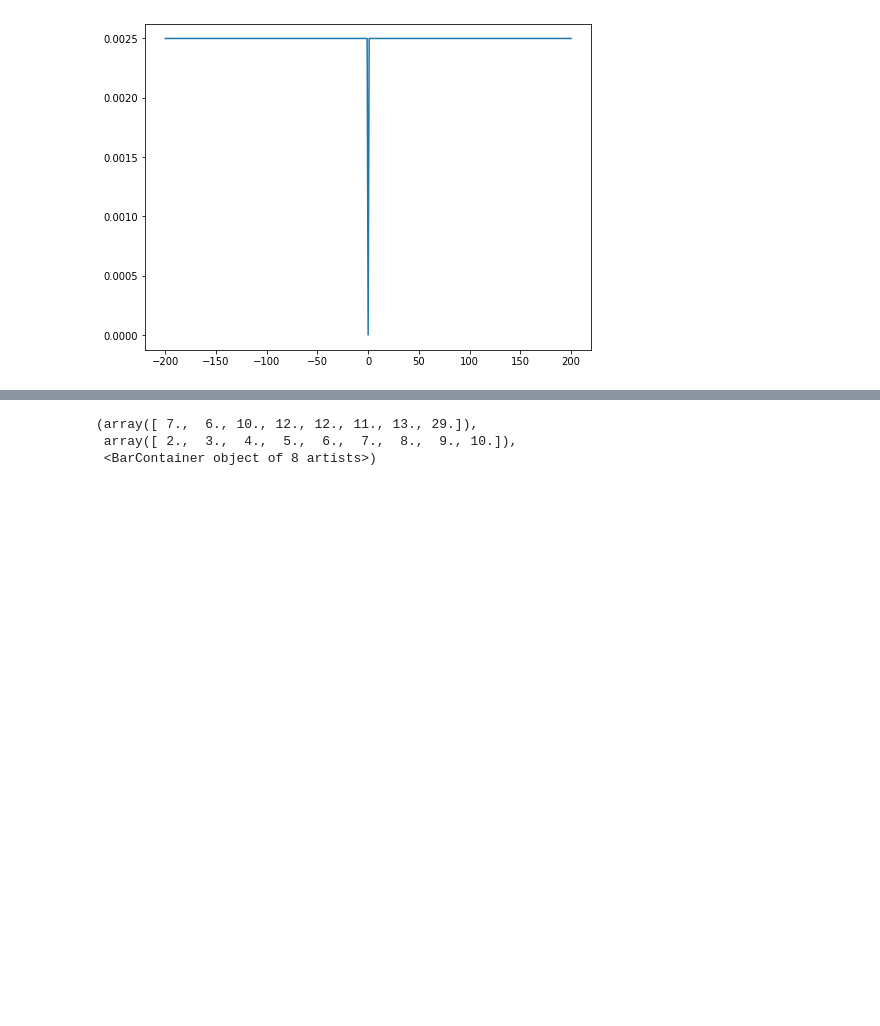
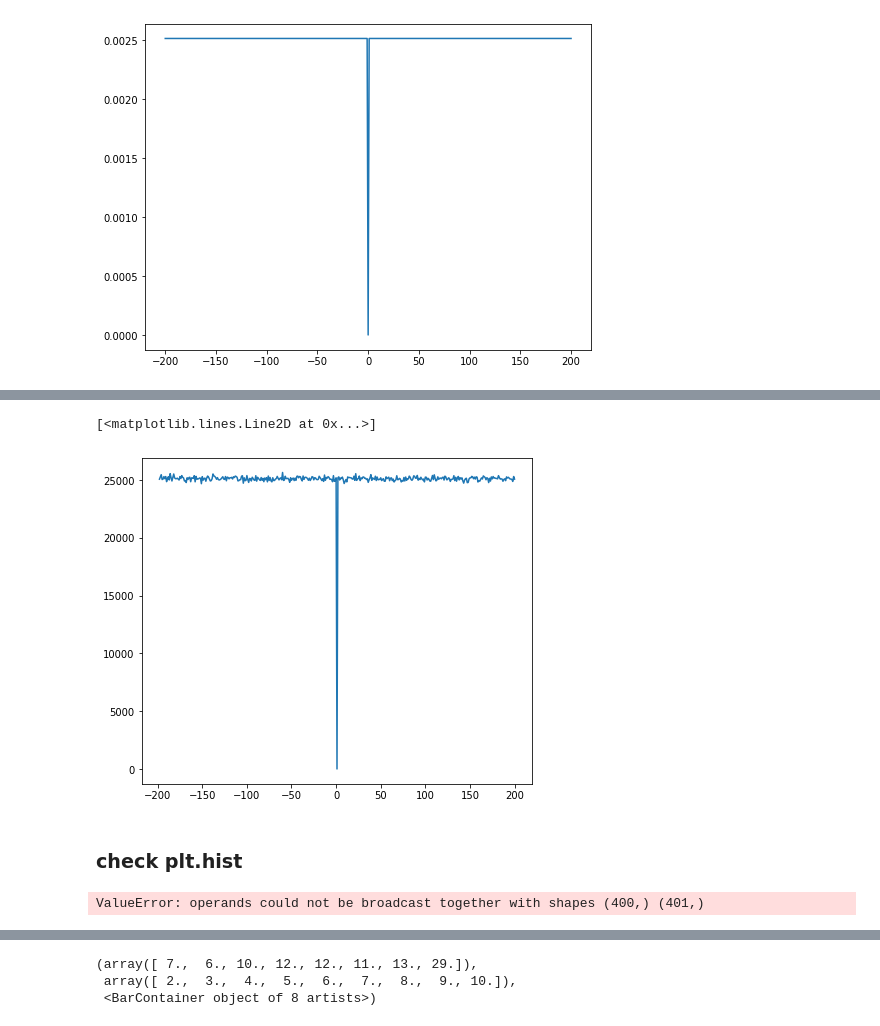
Before and after one commit to ubsuny/g2-coral, a Jupyter notebook: mc_simulation/simu_tfd.ipynb, the cells around one changed output, grey strips where cells are left out. Drawn from its saved outputs; the diff is of its cells as text; code cells hidden in the pictures; blank space fills up the shorter version.

```diff
--- a/mc_simulation/simu_tfd.ipynb
+++ b/mc_simulation/simu_tfd.ipynb
@@ -69,0 +71,11 @@ plt.plot(samples)
+# %%
+plt.plot(bin_info[1][2:],bin_info[0][1:])
+# %% [output]
+[<matplotlib.lines.Line2D at 0x...>]
+[figure, added]
+# %% [markdown]
+### check plt.hist
+# %%
+min(bin_info[1],bin_info[0])
+# %% [output]
+ValueError: operands could not be broadcast together with shapes (400,) (401,)
```
Also changed, not shown: parts of 10 cells of this notebook.
